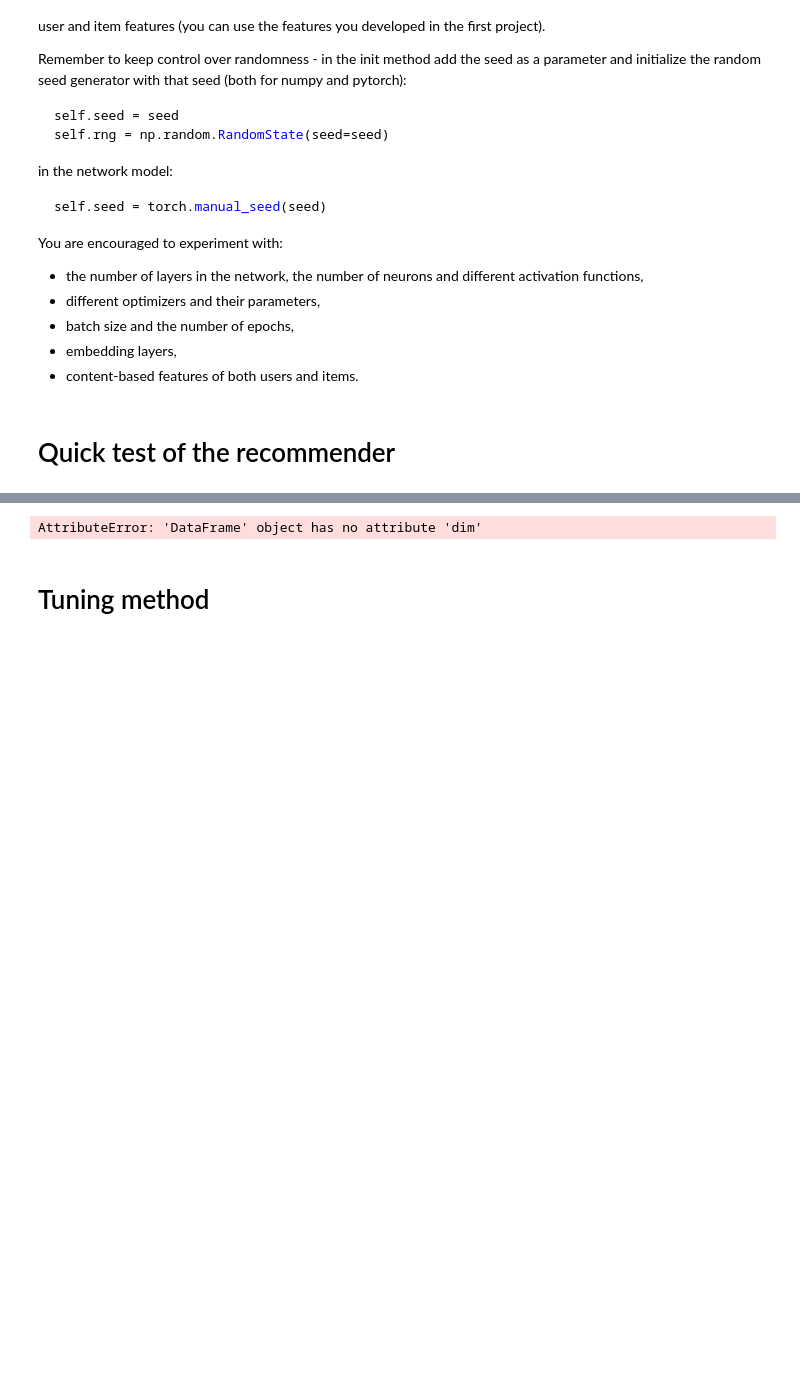
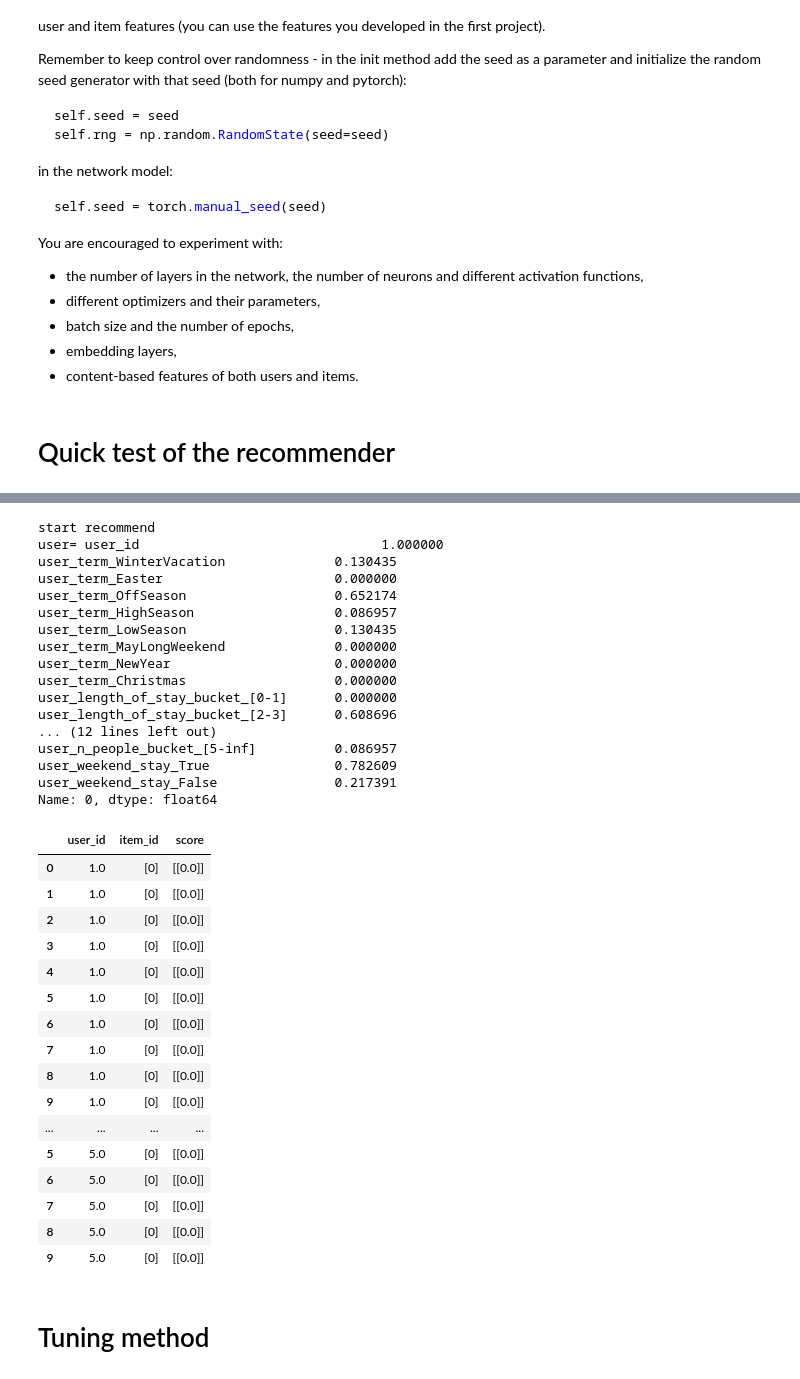
Before and after one commit to dolatapatryk/recommender-system-project-2, a Jupyter notebook: project_2_recommender_and_evaluation.ipynb, the cells around one changed output, grey strips where cells are left out. Cells and saved outputs as stored; diff of their text form; code cells hidden in the pictures; blank space fills up the shorter version.

```diff
--- a/project_2_recommender_and_evaluation.ipynb
+++ b/project_2_recommender_and_evaluation.ipynb
@@ -192,11 +192,15 @@ class Net(nn.Module):
         super().__init__()
 
         self.seed = torch.manual_seed(seed)
-        self.fc = nn.Linear(50, 1, bias=False)
+        self.fc = nn.Linear(50, 4, bias=False)
+        self.fc2 = nn.Linear(4, 4, bias=False)
+        self.fc3 = nn.Linear(4, 1, bias=False)
+#         self.fc.weight.data = torch.ones(50, requires_grad=True)
 
     def forward(self, x):
-        x = self.fc(x)
-        x = torch.sigmoid(x)
+        x = torch.sigmoid(self.fc(x))
+#         x = torch.sigmoid(self.fc2(x))
+#         x = torch.sigmoid(self.fc3(x))
         return x
 # %%
 from recommenders.recommender import Recommender
@@ -371,12 +404,46 @@ nn_recommender.fit(interactions_df, None, None)
 # %%
 # Recommender method
 
 recommendations = nn_recommender.recommend(pd.DataFrame([[1], [2], [3], [4], [5]], columns=['user_id']), items_df, 10)
-
-recommendations = pd.merge(recommendations, items_df, on='item_id', how='left')
 display(HTML(recommendations.to_html()))
+# display(HTML(items_df.to_html()))
+# recommendations = pd.merge(recommendations, items_df, on='item_id', how='left')
+# display(HTML(recommendations.to_html()))
 # %% [output]
-AttributeError: 'DataFrame' object has no attribute 'dim'
+start recommend
+user= user_id                               1.000000
+user_term_WinterVacation              0.130435
+user_term_Easter                      0.000000
+user_term_OffSeason                   0.652174
+user_term_HighSeason                  0.086957
+user_term_LowSeason                   0.130435
+user_term_MayLongWeekend              0.000000
+user_term_NewYear                     0.000000
+user_term_Christmas                   0.000000
+user_length_of_stay_bucket_[0-1]      0.000000
+user_length_of_stay_bucket_[2-3]      0.608696
+... (12 lines left out)
+user_n_people_bucket_[5-inf]          0.086957
+user_weekend_stay_True                0.782609
+user_weekend_stay_False               0.217391
+Name: 0, dtype: float64
+|  | user_id | item_id | score |
+| 0 | 1.0 | [0] | [[0.0]] |
+| 1 | 1.0 | [0] | [[0.0]] |
+| 2 | 1.0 | [0] | [[0.0]] |
+| 3 | 1.0 | [0] | [[0.0]] |
+| 4 | 1.0 | [0] | [[0.0]] |
+| 5 | 1.0 | [0] | [[0.0]] |
+| 6 | 1.0 | [0] | [[0.0]] |
+| 7 | 1.0 | [0] | [[0.0]] |
+| 8 | 1.0 | [0] | [[0.0]] |
+| 9 | 1.0 | [0] | [[0.0]] |
+| ... | ... | ... | ... |
+| 5 | 5.0 | [0] | [[0.0]] |
+| 6 | 5.0 | [0] | [[0.0]] |
+| 7 | 5.0 | [0] | [[0.0]] |
+| 8 | 5.0 | [0] | [[0.0]] |
+| 9 | 5.0 | [0] | [[0.0]] |
 # %% [markdown]
 # Tuning method
 # %%
```
Also changed, not shown: parts of 5 cells of this notebook.
